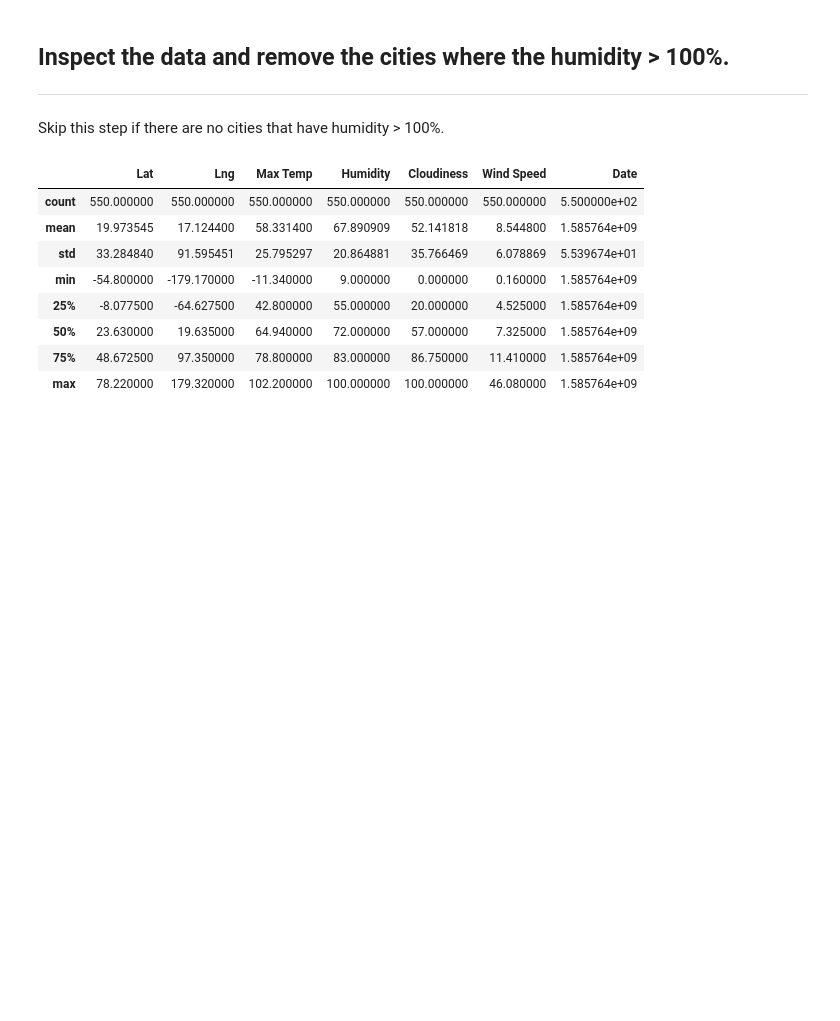
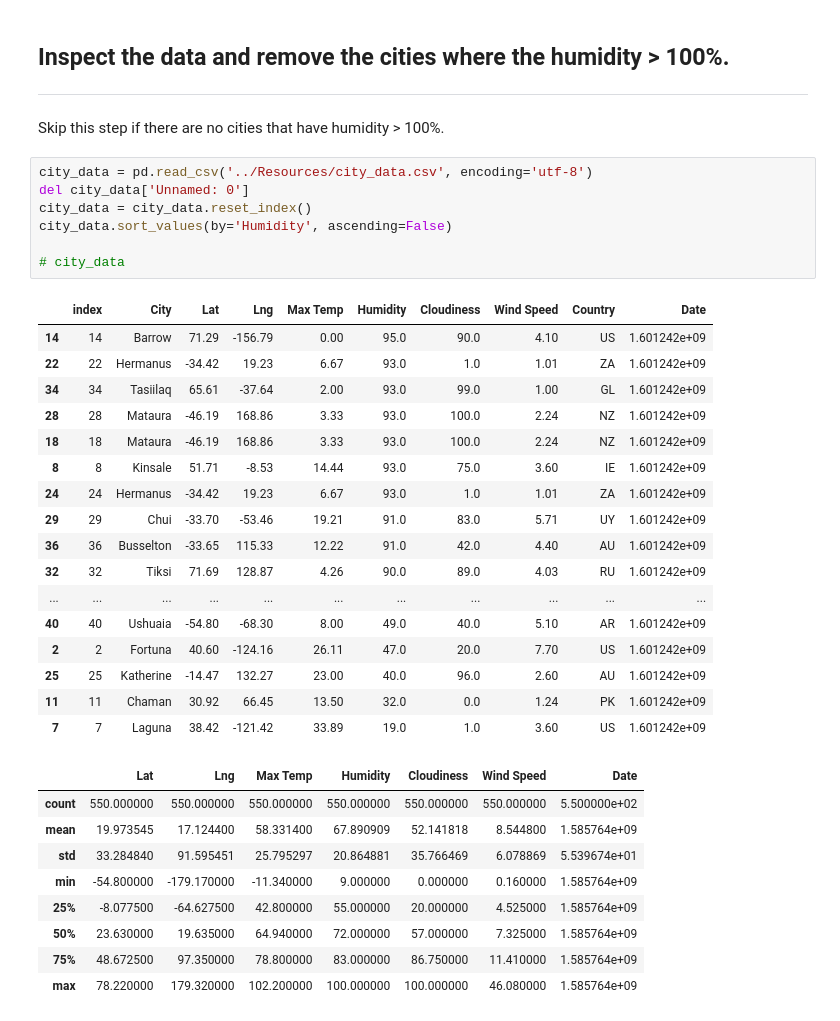
Before and after one commit to rarconaut/python-api-challenge, a Jupyter notebook: WeatherPy/WeatherPy.ipynb, the cells around one changed output. Saved outputs shown, nothing was run; the diff lists cells and outputs as text; blank space fills up the shorter version.

Commit message:
Sorted cities by 'Humidity' to remove outliers.

```diff
--- a/WeatherPy/WeatherPy.ipynb
+++ b/WeatherPy/WeatherPy.ipynb
@@ -233,6 +222,31 @@ city_data.to_csv('../Resources/city_data.csv', encoding='utf-8')
 ## Inspect the data and remove the cities where the humidity > 100%.
 ----
 Skip this step if there are no cities that have humidity > 100%.
+# %%
+city_data = pd.read_csv('../Resources/city_data.csv', encoding='utf-8')
+del city_data['Unnamed: 0']
+city_data = city_data.reset_index()
+city_data.sort_values(by='Humidity', ascending=False)
+
+# city_data
+# %% [output]
+|  | index | City | Lat | Lng | Max Temp | Humidity | Cloudiness | Wind Speed | Country | Date |
+| 14 | 14 | Barrow | 71.29 | -156.79 | 0.00 | 95.0 | 90.0 | 4.10 | US | 1.601242e+09 |
+| 22 | 22 | Hermanus | -34.42 | 19.23 | 6.67 | 93.0 | 1.0 | 1.01 | ZA | 1.601242e+09 |
+| 34 | 34 | Tasiilaq | 65.61 | -37.64 | 2.00 | 93.0 | 99.0 | 1.00 | GL | 1.601242e+09 |
+| 28 | 28 | Mataura | -46.19 | 168.86 | 3.33 | 93.0 | 100.0 | 2.24 | NZ | 1.601242e+09 |
+| 18 | 18 | Mataura | -46.19 | 168.86 | 3.33 | 93.0 | 100.0 | 2.24 | NZ | 1.601242e+09 |
+| 8 | 8 | Kinsale | 51.71 | -8.53 | 14.44 | 93.0 | 75.0 | 3.60 | IE | 1.601242e+09 |
+| 24 | 24 | Hermanus | -34.42 | 19.23 | 6.67 | 93.0 | 1.0 | 1.01 | ZA | 1.601242e+09 |
+| 29 | 29 | Chui | -33.70 | -53.46 | 19.21 | 91.0 | 83.0 | 5.71 | UY | 1.601242e+09 |
+| 36 | 36 | Busselton | -33.65 | 115.33 | 12.22 | 91.0 | 42.0 | 4.40 | AU | 1.601242e+09 |
+| 32 | 32 | Tiksi | 71.69 | 128.87 | 4.26 | 90.0 | 89.0 | 4.03 | RU | 1.601242e+09 |
+| ... | ... | ... | ... | ... | ... | ... | ... | ... | ... | ... |
+| 40 | 40 | Ushuaia | -54.80 | -68.30 | 8.00 | 49.0 | 40.0 | 5.10 | AR | 1.601242e+09 |
+| 2 | 2 | Fortuna | 40.60 | -124.16 | 26.11 | 47.0 | 20.0 | 7.70 | US | 1.601242e+09 |
+| 25 | 25 | Katherine | -14.47 | 132.27 | 23.00 | 40.0 | 96.0 | 2.60 | AU | 1.601242e+09 |
+| 11 | 11 | Chaman | 30.92 | 66.45 | 13.50 | 32.0 | 0.0 | 1.24 | PK | 1.601242e+09 |
+| 7 | 7 | Laguna | 38.42 | -121.42 | 33.89 | 19.0 | 1.0 | 3.60 | US | 1.601242e+09 |
 # %%
 # %% [output]
 |  | Lat | Lng | Max Temp | Humidity | Cloudiness | Wind Speed | Date |
```
Also changed, not shown: parts of 1 cell of this notebook.
